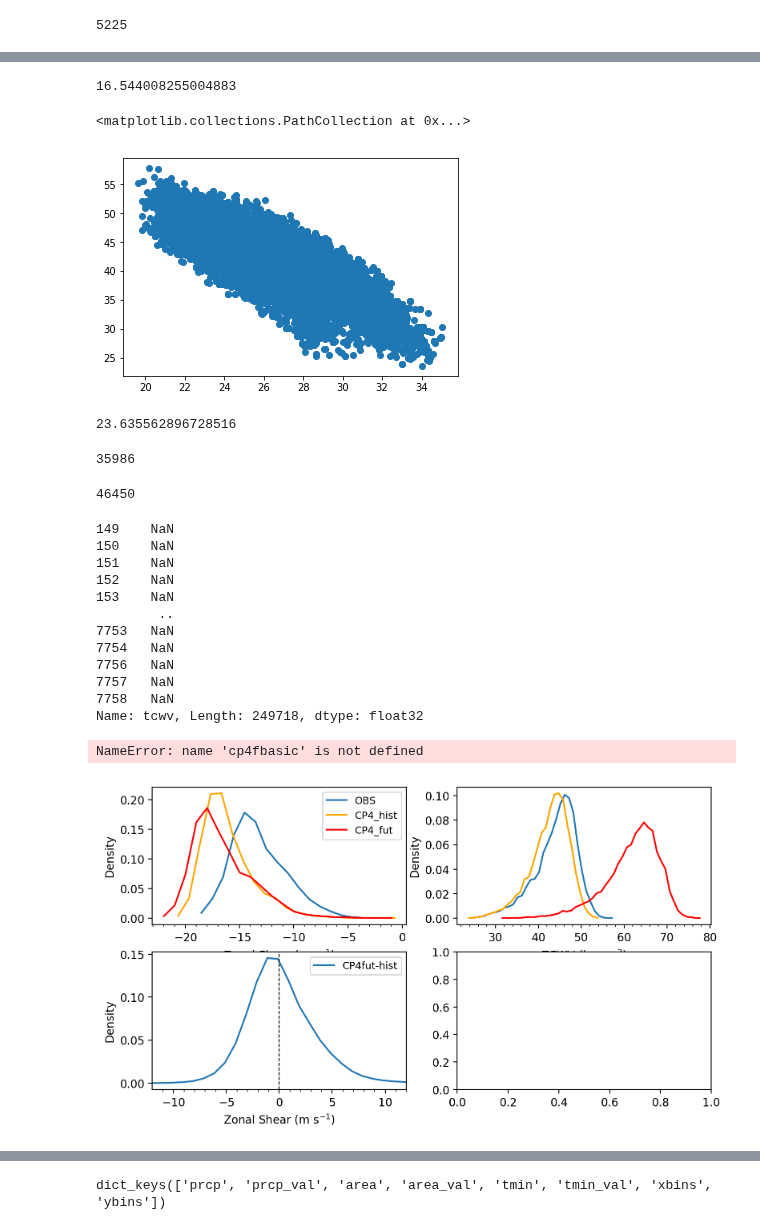
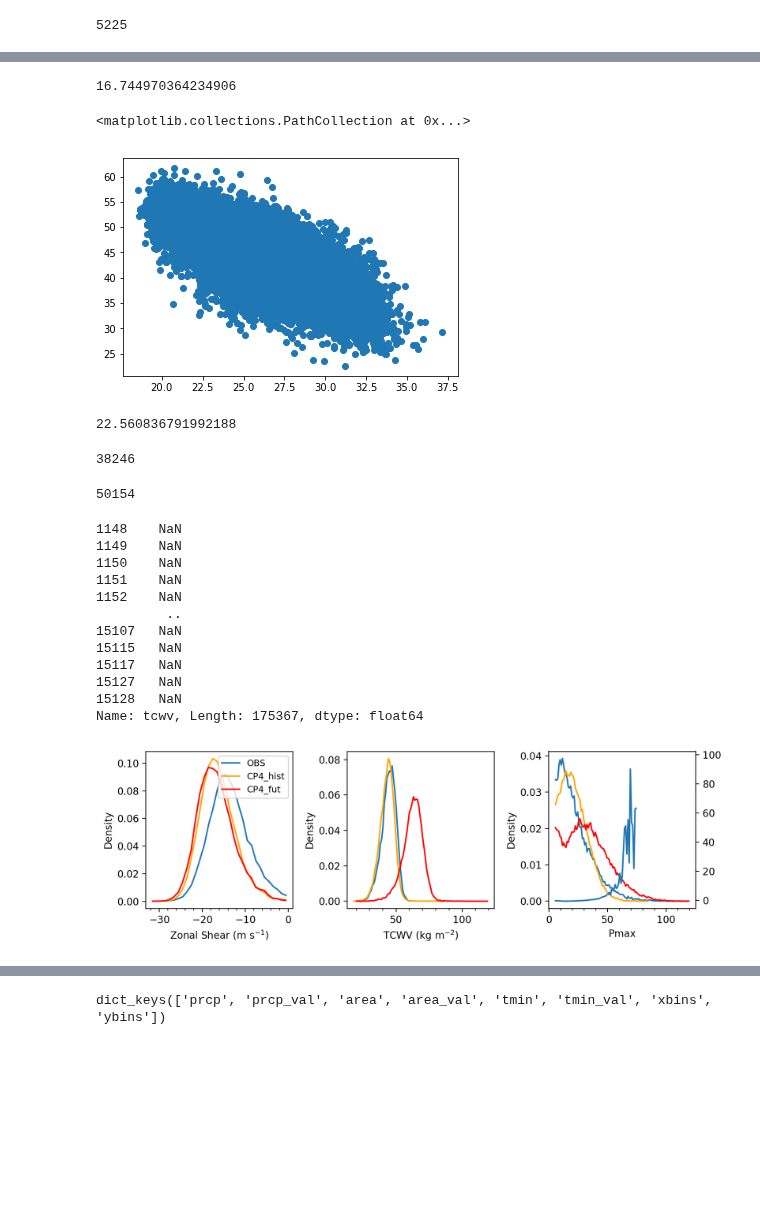
Before and after one commit to cornkle/proj_CEH, a Jupyter notebook: notebooks/ENDGAME_scatter_fig3_mergedmonth-OBSONLY-WITHMODEL_SAHEL-sameAxes-50TCWV-MONTHLY_driverPercentiles.ipynb, the cells around one changed output, grey strips where cells are left out. Saved outputs shown, nothing was run; the diff lists cells and outputs as text; code cells hidden in the pictures; blank space fills up the shorter version.

```diff
--- a/notebooks/ENDGAME_scatter_fig3_mergedmonth-OBSONLY-WITHMODEL_SAHEL-sameAxes-50TCWV-MONTHLY_driverPercentiles.ipynb
+++ b/notebooks/ENDGAME_scatter_fig3_mergedmonth-OBSONLY-WITHMODEL_SAHEL-sameAxes-50TCWV-MONTHLY_driverPercentiles.ipynb
@@ -224,7 +224,7 @@ def create_dic_model(dic):
     obs = pd.DataFrame(obs_pcp)
     return obs
 # %%
-ttag = 'monthly'
+ttag = 'hourly'
 if ttag=='hourly':
     rres = 'means'
 else:
@@ -447,39 +447,39 @@ print(np.mean(cp4.shear))
 # %%
 print(np.mean(cp4f.shear))
 # %% [output]
-16.544008255004883
+16.744970364234906
 # %%
 plt.scatter(obs['t925'], obs['tcwv'])
 # %% [output]
 <matplotlib.collections.PathCollection at 0x...>
-[figure, old version]
+[figure, new version]
 # %%
 np.min(obs['tcwv'])
 # %% [output]
-23.635562896728516
+22.560836791992188
 # %%
 len(cp4f['tcwv'])
 # %% [output]
-35986
+38246
 # %%
 len(cp4['tcwv'])
 # %% [output]
-46450
+50154
 # %%
 cp4f['tcwv']-cp4['tcwv']
 # %% [output]
-149    NaN
-150    NaN
-151    NaN
-152    NaN
-153    NaN
-        ..
-7753   NaN
-7754   NaN
-7756   NaN
-7757   NaN
-7758   NaN
-Name: tcwv, Length: 249718, dtype: float32
+1148    NaN
+1149    NaN
+1150    NaN
+1151    NaN
+1152    NaN
+         ..
+15107   NaN
+15115   NaN
+15117   NaN
+15127   NaN
+15128   NaN
+Name: tcwv, Length: 175367, dtype: float64
 # %%
 obs_basic = hist2d.basic_1d_binning(obs['tcwv'], np.arange(np.min(obs['tcwv']), np.max(obs['tcwv']),1))
 cp4_basic = hist2d.basic_1d_binning(cp4['tcwv'], np.arange(np.min(cp4['tcwv']), np.max(cp4['tcwv']),1))
@@ -493,53 +491,42 @@ sheardiff_basic = hist2d.basic_1d_binning(cp4f['shear']-cp4['shear'], np.arange(
+# %%
+obs_basic_pr = hist2d.basic_1d_binning(obs['prcp'], np.arange(np.min(obs['prcp']), np.max(obs['prcp']),1))
+cp4_basic_pr = hist2d.basic_1d_binning(cp4['prcp'], np.arange(np.min(cp4['prcp']), np.max(cp4['prcp']),1))
+cp4f_basic_pr = hist2d.basic_1d_binning(cp4f['prcp'], np.arange(np.min(cp4f['prcp']), np.max(cp4f['prcp']),1))
 # %%
-f = plt.figure(figsize=(9,5), dpi=200)
-ax = f.add_subplot(221)
+f = plt.figure(figsize=(9,3), dpi=200)
+ax = f.add_subplot(131)
 plt.plot(obs_basic_shear['xbins']*(-1), obs_basic_shear['nb']/np.sum(obs_basic_shear['nb']), label='OBS')
 plt.plot(cp4_basic_shear['xbins']*(-1), cp4_basic_shear['nb']/np.sum(cp4_basic_shear['nb']), color='orange', label='CP4_hist')
 plt.plot(cp4f_basic_shear['xbins']*(-1), cp4f_basic_shear['nb']/np.sum(cp4f_basic_shear['nb']), color='red', label='CP4_fut')
 plt.ylabel('Density')
 plt.xlabel('Zonal Shear (m s$^{-1}$)')
 plt.legend(loc='upper right', fontsize=9)
 ax.xaxis.set_minor_locator(AutoMinorLocator())
 ax.tick_params(which='minor')
 # for xx in range(5,26,5):
 #     plt.axvline(xx, linestyle='dashed', color='slategrey', linewidth=0.5)
-ax = f.add_subplot(222)
+ax = f.add_subplot(132)
 plt.plot(obs_basic['xbins'], obs_basic['nb']/np.sum(obs_basic['nb']), label='OBS')
 plt.plot(cp4_basic['xbins'], cp4_basic['nb']/np.sum(cp4_basic['nb']), color='orange', label='CP4_hist')
 plt.plot(cp4f_basic['xbins'], cp4f_basic['nb']/np.sum(cp4f_basic['nb']), color='red', label='CP4_fut')
 plt.ylabel('Density')
 plt.xlabel('TCWV (kg m$^{-2}$)')
 ax.xaxis.set_minor_locator(AutoMinorLocator())
 ax.tick_params(which='minor')
 
-ax = f.add_subplot(223)
-plt.plot(sheardiff_basic['xbins']*(-1), sheardiff_basic['nb']/np.sum(sheardiff_basic['nb']), label='CP4fut-hist')
-# plt.plot(cp4_basic_shear['xbins']*(-1), cp4_basic_shear['nb']/np.sum(cp4_basic_shear['nb']), color='orange', label='CP4_hist')
-# plt.plot(cp4f_basic_shear['xbins']*(-1), cp4f_basic_shear['nb']/np.sum(cp4f_basic_shear['nb']), color='red', label='CP4_fut')
+ax = f.add_subplot(133)
+plt.plot(obs_basic_pr['xbins'], obs_basic_pr['nb']/np.sum(obs_basic_pr['nb']), label='OBS')
+plt.plot(cp4_basic_pr['xbins'], cp4_basic_pr['nb']/np.sum(cp4_basic_pr['nb']), color='orange', label='CP4_hist')
+plt.plot(cp4f_basic_pr['xbins'], cp4f_basic_pr['nb']/np.sum(cp4f_basic_pr['nb']), color='red', label='CP4_fut')
 plt.ylabel('Density')
-plt.xlabel('Zonal Shear (m s$^{-1}$)')
-plt.axvline(0,linestyle='dashed', color='k', linewidth=0.8)
-plt.legend(loc='upper right', fontsize=9)
+plt.xlabel('Pmax')
+ax1 = ax.twinx()
+ax1.plot(cp4_basic_pr['xbins'], (np.array(cp4f_basic_pr['nb']/np.sum(cp4f_basic_pr['nb']))[0:80]-(cp4_basic_pr['nb']/np.sum(cp4_basic_pr['nb'])))/(cp4_basic_pr['nb']/np.sum(cp4_basic_pr['nb'])))
 ax.xaxis.set_minor_locator(AutoMinorLocator())
 ax.tick_params(which='minor')
-plt.xlim(-12,12)
-# for xx in range(5,26,5):
-#     plt.axvline(xx, linestyle='dashed', color='slategrey', linewidth=0.5)
-ax = f.add_subplot(224)
-plt.plot(tcdiff_basic['xbins'], cp4f_basic['nb']/np.sum(cp4fbasic['nb']), label='CP4fut-hist')
-#plt.plot(cp4_basic['xbins'], cp4_basic['nb']/np.sum(cp4_basic['nb']), color='orange', label='CP4_hist')
-#plt.plot(cp4f_basic['xbins'], cp4f_basic['nb']/np.sum(cp4f_basic['nb']), color='red', label='CP4_fut')
-plt.ylabel('Density')
-plt.xlabel('TCWV (kg m$^{-2}$)')
-plt.axvline(0,linestyle='dashed', color='k', linewidth=0.8)
-# for xx in range(20,81,5):
-# for xx in range(20,81,5):
-#     plt.axvline(xx, linestyle='dashed', color='slategrey', linewidth=0.5)
-ax.xaxis.set_minor_locator(AutoMinorLocator())
-ax.tick_params(which='minor')
+
 #plt.xlim(19,80)
 plt.tight_layout()
 #plt.savefig(cnst.network_data + 'figs/ENDGAME/distribution_'+tag+'_OBS_CP4_driver_'+ttag+'_percentile.png')
 # %% [output]
-NameError: name 'cp4fbasic' is not defined
-[figure, old version]
+[figure, new version]
```
Also changed, not shown: parts of 24 cells of this notebook, 21 other files.
